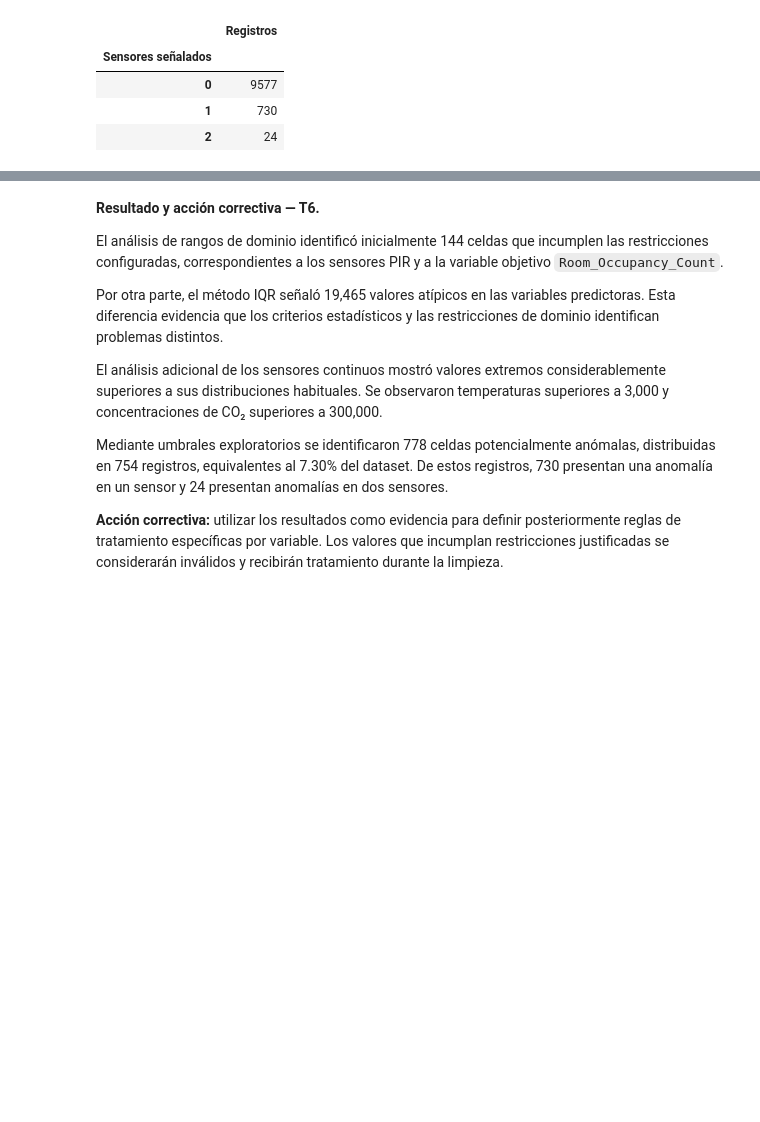
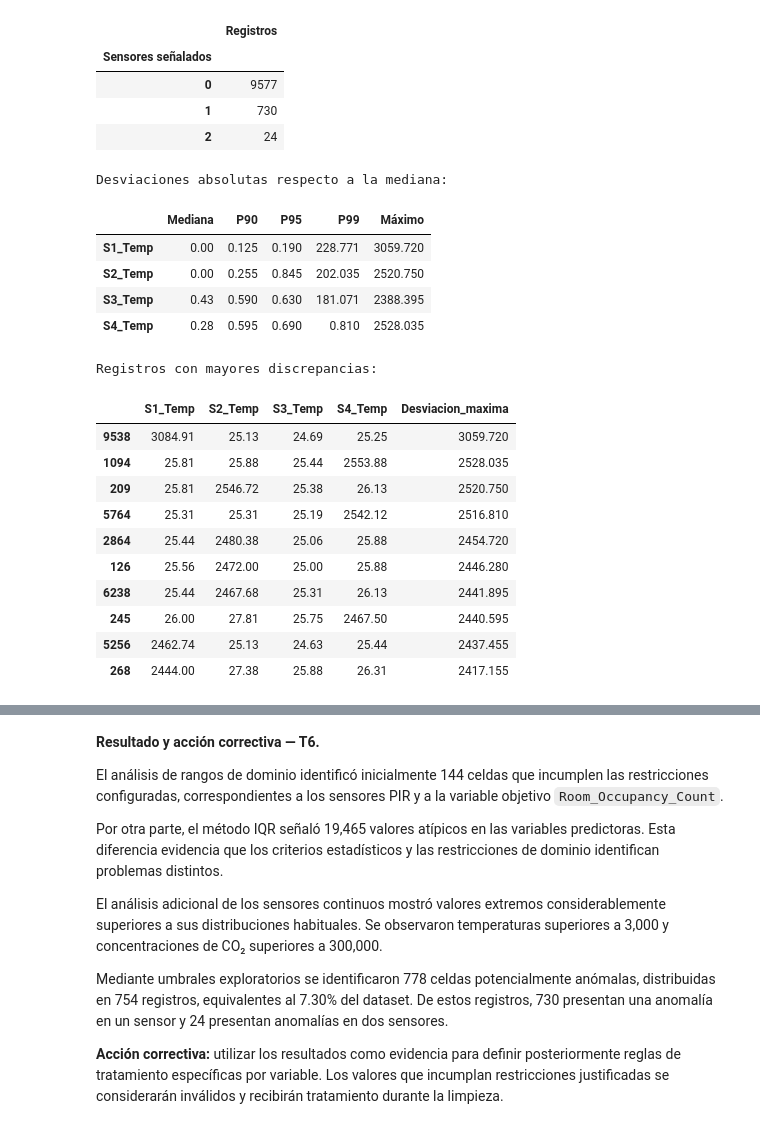
Before and after one commit to dacosgaya/-Tecnologico-de-Monterrey-MNA-Computo-en-la-nube, a Jupyter notebook: A03_A01370354.ipynb, the cells around one changed output, grey strips where cells are left out. Cells and saved outputs as stored; diff of their text form; code cells hidden in the pictures; blank space fills up the shorter version.

```diff
--- a/A03_A01370354.ipynb
+++ b/A03_A01370354.ipynb
@@ -1153,3 +1153,74 @@ Distribución de anomalías por registro:
 | 0 | 9577 |
 | 1 | 730 |
 | 2 | 24 |
+# %%
+
+# T6: Consistencia entre sensores de temperatura
+# Diagnóstico exploratorio sin modificar raw_df
+
+temperature_values = numeric_raw[TEMPERATURE_COLUMNS]
+
+# Mediana de las cuatro temperaturas por registro
+temperature_median = temperature_values.median(axis=1)
+
+# Diferencia absoluta de cada sensor respecto a la mediana
+temperature_deviation = temperature_values.sub(
+    temperature_median,
+    axis=0
+).abs()
+
+# Distribución de las diferencias por sensor
+temperature_consistency = temperature_deviation.describe(
+    percentiles=[0.50, 0.90, 0.95, 0.99]
+).T
+
+temperature_consistency = temperature_consistency[
+    ["50%", "90%", "95%", "99%", "max"]
+]
+
+temperature_consistency.columns = [
+    "Mediana",
+    "P90",
+    "P95",
+    "P99",
+    "Máximo"
+]
+
+print("Desviaciones absolutas respecto a la mediana:")
+display(temperature_consistency.round(3))
+
+# Mostrar los registros con mayores discrepancias
+max_deviation = temperature_deviation.max(axis=1)
+
+extreme_temperature_rows = max_deviation.nlargest(10).index
+
+print("\nRegistros con mayores discrepancias:")
+
+display(
+    temperature_values.loc[
+        extreme_temperature_rows
+    ].assign(
+        Desviacion_maxima=max_deviation.loc[
+            extreme_temperature_rows
+        ]
+    ).round(3)
+)
+# %% [output]
+Desviaciones absolutas respecto a la mediana:
+|  | Mediana | P90 | P95 | P99 | Máximo |
+| S1_Temp | 0.00 | 0.125 | 0.190 | 228.771 | 3059.720 |
+| S2_Temp | 0.00 | 0.255 | 0.845 | 202.035 | 2520.750 |
+| S3_Temp | 0.43 | 0.590 | 0.630 | 181.071 | 2388.395 |
+| S4_Temp | 0.28 | 0.595 | 0.690 | 0.810 | 2528.035 |
+Registros con mayores discrepancias:
+|  | S1_Temp | S2_Temp | S3_Temp | S4_Temp | Desviacion_maxima |
+| 9538 | 3084.91 | 25.13 | 24.69 | 25.25 | 3059.720 |
+| 1094 | 25.81 | 25.88 | 25.44 | 2553.88 | 2528.035 |
+| 209 | 25.81 | 2546.72 | 25.38 | 26.13 | 2520.750 |
+| 5764 | 25.31 | 25.31 | 25.19 | 2542.12 | 2516.810 |
+| 2864 | 25.44 | 2480.38 | 25.06 | 25.88 | 2454.720 |
+| 126 | 25.56 | 2472.00 | 25.00 | 25.88 | 2446.280 |
+| 6238 | 25.44 | 2467.68 | 25.31 | 26.13 | 2441.895 |
+| 245 | 26.00 | 27.81 | 25.75 | 2467.50 | 2440.595 |
+| 5256 | 2462.74 | 25.13 | 24.63 | 25.44 | 2437.455 |
+| 268 | 2444.00 | 27.38 | 25.88 | 26.31 | 2417.155 |
```
Also changed, not shown: parts of 15 cells of this notebook.
